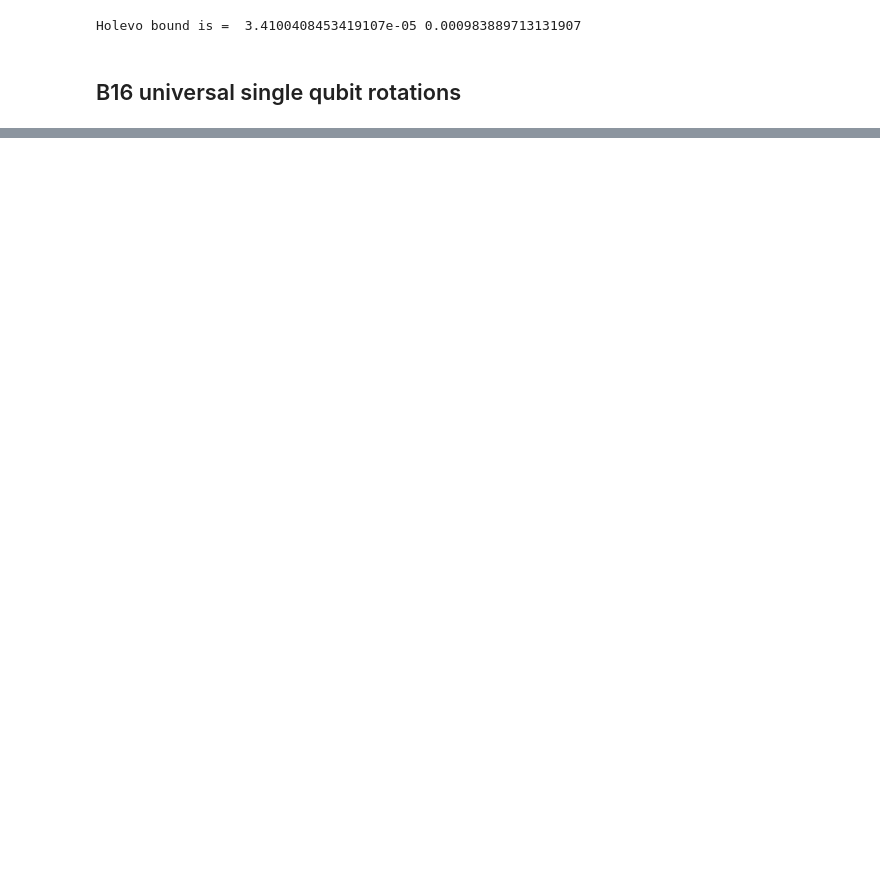
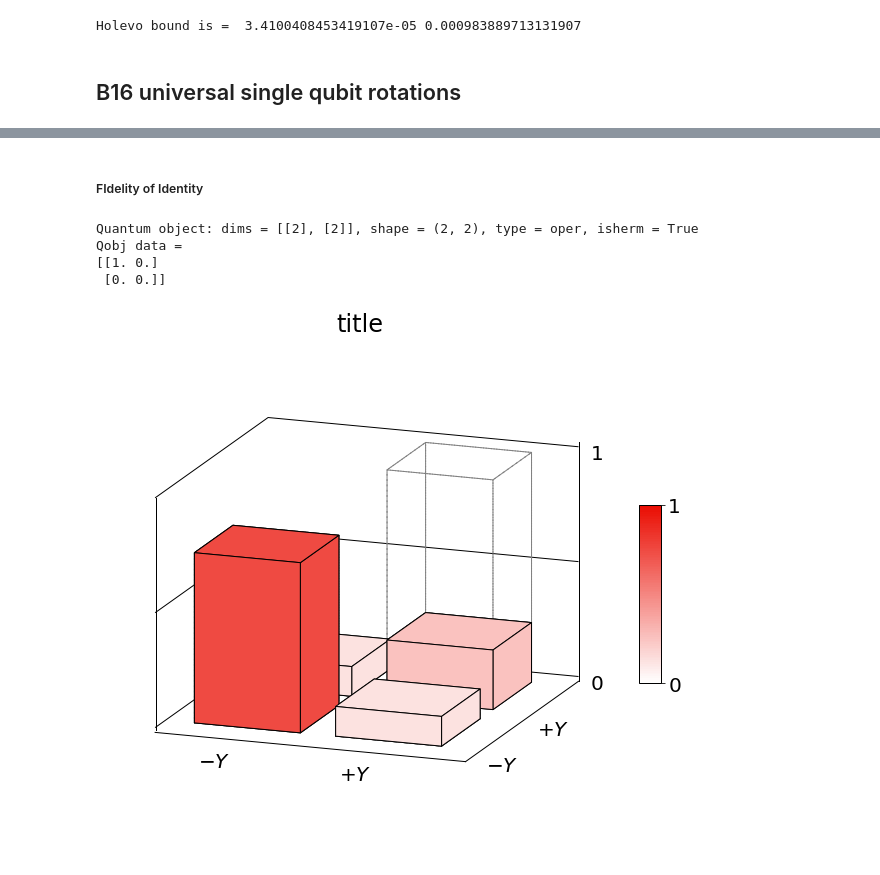
Before and after one commit to lukingroup/simnet, a Jupyter notebook: Notebooks/Blind_SingleNode_dataMatch.ipynb, the cells around one changed output, grey strips where cells are left out. Saved outputs shown, nothing was run; the diff lists cells and outputs as text; code cells hidden in the pictures; blank space fills up the shorter version.

Commit message:
Universal single qubit gate complete

```diff
--- a/Notebooks/Blind_SingleNode_dataMatch.ipynb
+++ b/Notebooks/Blind_SingleNode_dataMatch.ipynb
@@ -362,21 +213,0 @@ plt.show()
-# %%
-fidel_values_pi_pi2 = {'pi': 0.86,
-                'pi_half': 0.86
-                }
-
-pi_fid_arr_n =  np.empty((0, 2), dtype=float)
-pi2_fid_arr_n =  np.empty((0, 2), dtype=float)
-n_rounds_array = [5, 10, 50 , 100, 200, 500]
-
-for n_rounds in n_rounds_array:
-    pi_fid_arr =  np.empty((0, 2), dtype=float)
-    pi2_fid_arr =  np.empty((0, 2), dtype=float)
-    for i in range(n_rounds):
-        print(i)
-        gates = set_mw_fidelities('real', 1, fidel_values_pi_pi2)
-        pi_fid = qt.fidelity(gates['pi']*qt.basis(2,0), qt.basis(2,1))**2
-        pi2_fid = qt.fidelity(gates['pi_half']*qt.basis(2,0), (qt.basis(2,0)+ qt.basis(2,1)).unit())**2
-        pi_fid_arr = np.append(pi_fid_arr, pi_fid)
-        pi2_fid_arr = np.append(pi2_fid_arr, pi2_fid)
-    pi_fid_arr_n = np.append(pi_fid_arr_n, np.array([np.mean(pi_fid_arr), np.std(pi_fid_arr)/np.sqrt(n_rounds)]))
-    pi2_fid_arr_n = np.append(pi2_fid_arr_n, np.array([np.mean(pi2_fid_arr), np.std(pi2_fid_arr)/np.sqrt(n_rounds)]))
@@ -766,0 +216,16 @@ array([[[0.5       +0.j        , 0.17779517+0.j        ],
+# %%
+b16_mwfid_unitary = 0.99
+imperfections ={'contrast_noise': 0, #(0 not noisy or 1 noisy)
+                'contrast': 'real', #'real'
+                'tdinoise': 0.4, #np.pi/25, #'real'
+                'mw': 'real', # or perfect
+                'mw_noise': 1, #(0 is stable or 1 noisy/underotates overroates every experimental shot)
+                'mw_fid_num': [b16_mwfid_unitary, b16_mwfid_unitary] # default fidelities
+               }
+mu = 0.3
+phi_array  = [0, 0, 0]
+
+el_initial_xp  = qt.ket2dm((qt.basis(2,0)+ qt.basis(2,1)).unit())
+el_initial_yp  = qt.ket2dm((qt.basis(2,0)+ 1j*qt.basis(2,1)).unit())
+
+cluster_state_length = 3
@@ -766,0 +313,17 @@ array([[[0.5       +0.j        , 0.17779517+0.j        ],
+# %% [markdown]
+##### FIdelity of Identity
+# %%
+U_transform_ztoy = qt.Qobj([[1, -1j], [1j, -1]]) / (2 ** 0.5)
+print(U_transform_ztoy*el_initial_yp*U_transform_ztoy.dag())
+# %% [output]
+Quantum object: dims = [[2], [2]], shape = (2, 2), type = oper, isherm = True
+Qobj data =
+[[1. 0.]
+ [0. 0.]]
+# %%
+rho = np.mean(rho_n_array_cl_id, axis = 0)
+# from Z to Y basis
+rho_y = U_transform_ztoy * rho * U_transform_ztoy.dag()
+plot_from_rho_Identity(rho_y, "title", "filename", 'Blues')
+# %% [output]
+[figure, added]
```
Also changed, not shown: parts of 71 cells of this notebook, 4 other files.
